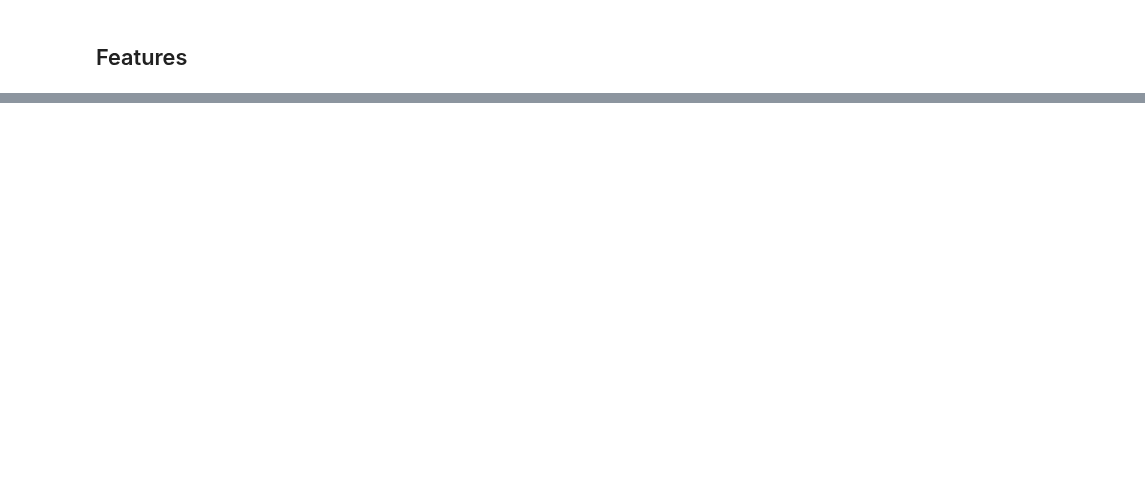
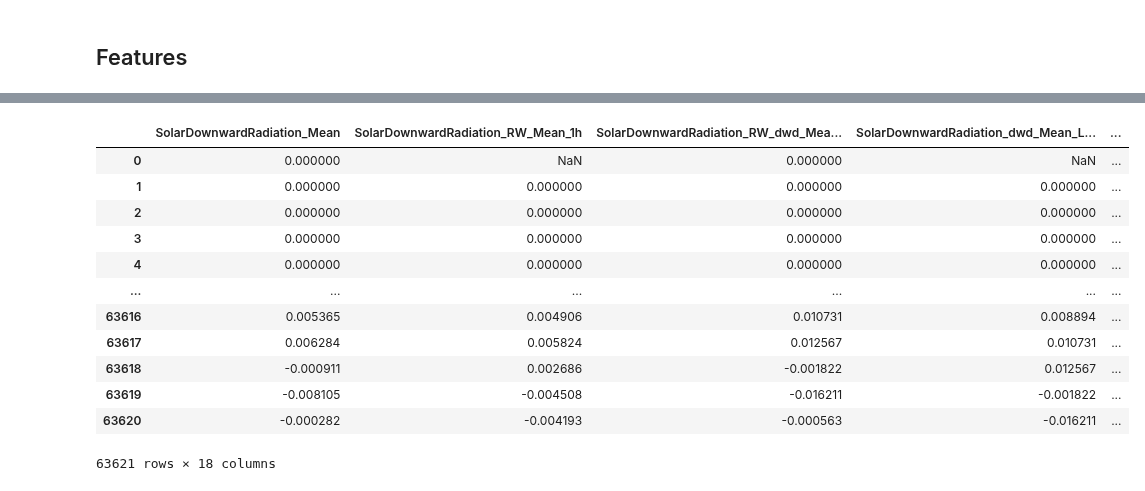
Before and after one commit to P-AEL/Energy_production_price_prediction, a Jupyter notebook: Generation_forecast/Solar_forecast/data/create_train_data.ipynb, the cells around one changed output, grey strips where cells are left out. Drawn from its saved outputs; the diff is of its cells as text; code cells hidden in the pictures; blank space fills up the shorter version.

```diff
--- a/Generation_forecast/Solar_forecast/data/create_train_data.ipynb
+++ b/Generation_forecast/Solar_forecast/data/create_train_data.ipynb
@@ -193,0 +214,5 @@ Index(['SolarDownwardRadiation_Mean', 'SolarDownwardRadiation_RW_Mean_1h',
+# %%
+import numpy as np
+
+df["Target_Capacity_MWP_%"] = np.where(df["Solar_MWh_credit"] == 0.0, 0, df["Solar_MWh_credit"] / df["capacity_mwp"])
+df["Target_Capacity_MWP_%_Lag_48"] = df["Target_Capacity_MWP_%"].shift(96)
@@ -194 +223,40 @@ Index(['SolarDownwardRadiation_Mean', 'SolarDownwardRadiation_RW_Mean_1h',
+# %%
+features = [
+    "SolarDownwardRadiation_Mean",
+    "SolarDownwardRadiation_RW_Mean_1h",
+    "SolarDownwardRadiation_RW_dwd_Mean_30min",
+    "SolarDownwardRadiation_dwd_Mean_Lag_30min",
+    "SolarDownwardRadiation_Mean_Lag_1h",
+    "SolarDownwardRadiation_Mean_Lag_24h",
+    "Panel_Efficiency_Mean",
+    "Panel_Efficiency_Std",
+    "Panel_Temperature_Mean",
+    "Panel_Temperature_Std",
+    "Temperature_dwd_Std",
+    "Temperature_dwd_Mean",
+    "cos_hour",
+    "cos_day",
+    "Capacity_MWP_Lag_48h",
+    "Solar_MWh_Lag_48h",
+    "Target_Capacity_MWP_%_Lag_48",
+    "Target_Capacity_MWP_%"
+    ]
+
+df_test_norm = df[features]
+# %%
+df_test_norm
+# %% [output]
+|  | SolarDownwardRadiation_Mean | SolarDownwardRadiation_RW_Mean_1h | SolarDownwardRadiation_RW_dwd_Mea... | SolarDownwardRadiation_dwd_Mean_L... | ... |
+| 0 | 0.000000 | NaN | 0.000000 | NaN | ... |
+| 1 | 0.000000 | 0.000000 | 0.000000 | 0.000000 | ... |
+| 2 | 0.000000 | 0.000000 | 0.000000 | 0.000000 | ... |
+| 3 | 0.000000 | 0.000000 | 0.000000 | 0.000000 | ... |
+| 4 | 0.000000 | 0.000000 | 0.000000 | 0.000000 | ... |
+| ... | ... | ... | ... | ... | ... |
+| 63616 | 0.005365 | 0.004906 | 0.010731 | 0.008894 | ... |
+| 63617 | 0.006284 | 0.005824 | 0.012567 | 0.010731 | ... |
+| 63618 | -0.000911 | 0.002686 | -0.001822 | 0.012567 | ... |
+| 63619 | -0.008105 | -0.004508 | -0.016211 | -0.001822 | ... |
+| 63620 | -0.000282 | -0.004193 | -0.000563 | -0.016211 | ... |
+63621 rows × 18 columns
 # %%
```
Also changed, not shown: parts of 7 cells of this notebook, 19 other files.
